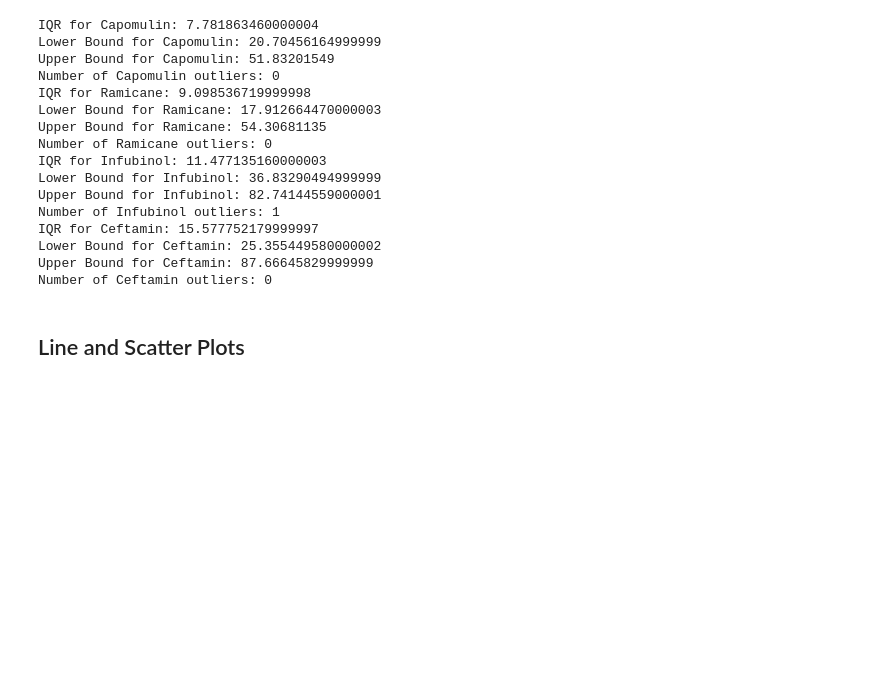
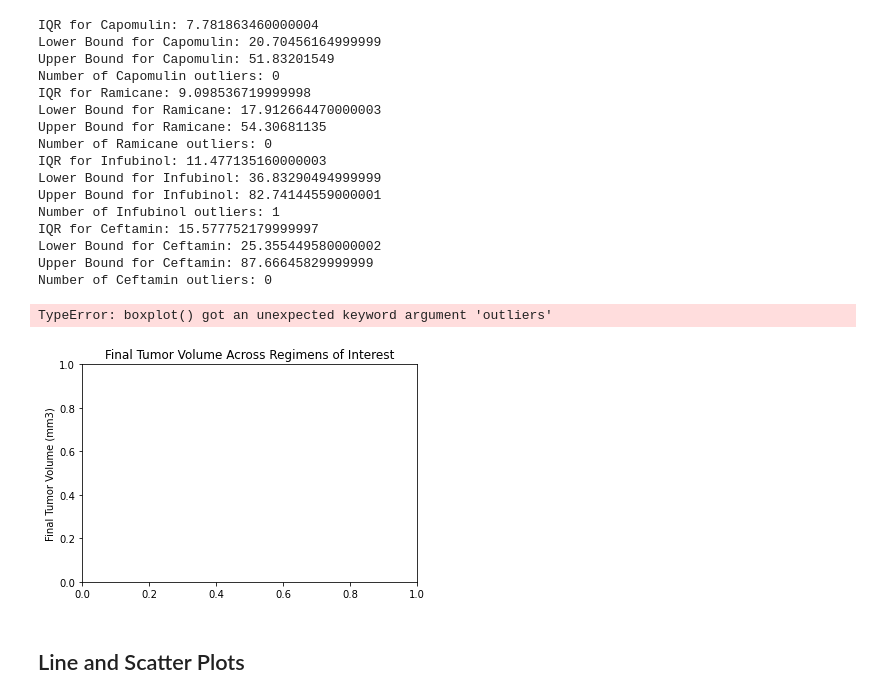
Before and after one commit to elysesulkey/matplotlib-challenge, a Jupyter notebook: Pymaceuticals.ipynb, the cells around one changed output. Saved outputs shown, nothing was run; the diff lists cells and outputs as text; code cells hidden in the pictures; blank space fills up the shorter version.

Commit message:
boxplot

```diff
--- a/Pymaceuticals.ipynb
+++ b/Pymaceuticals.ipynb
@@ -289,3 +287,15 @@ Number of Ceftamin outliers: 0
+# %%
+# Generate a box plot of the final tumor volume of each mouse across four regimens of interest
+fig1, ax1 = plt.subplots()
+outliers = dict(marker='o', markerfacecolor='r', markersize=8, markeredgecolor='black')
+ax1.set_title("Final Tumor Volume Across Regimens of Interest")
+ax1.set_ylabel("Final Tumor Volume (mm3)")
+ax1.boxplot(vol_values, outliers=outliers)
+plt.xticks([1, 2, 3, 4], ['Capomulin', 'Ramicane', 'Infubinol', 'Ceftamin'])
+plt.show()
+# %% [output]
+TypeError: boxplot() got an unexpected keyword argument 'outliers'
+[figure, added]
 # %% [markdown]
 ## Line and Scatter Plots
 # %%
```
Also changed, not shown: parts of 1 cell of this notebook.
